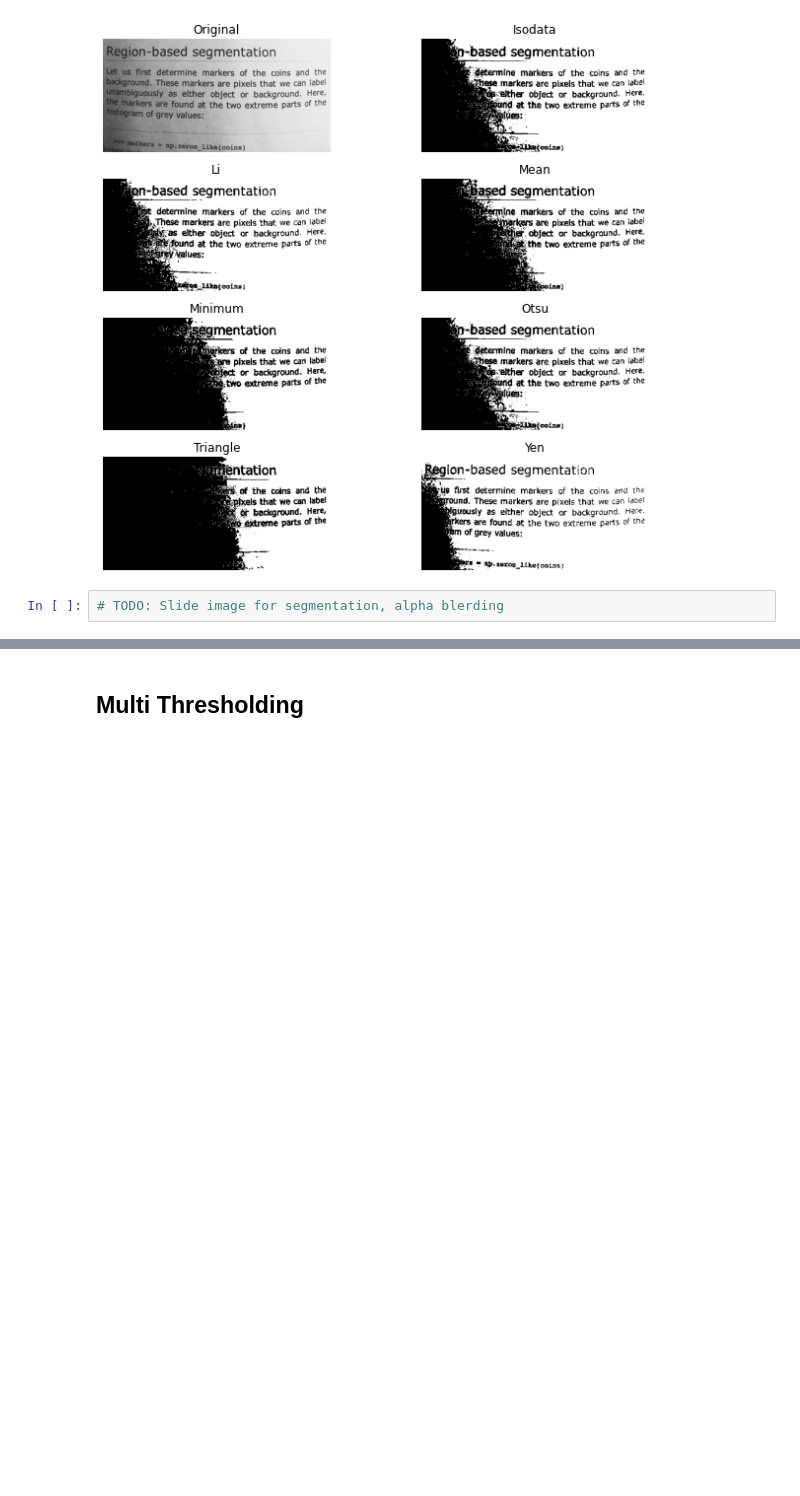
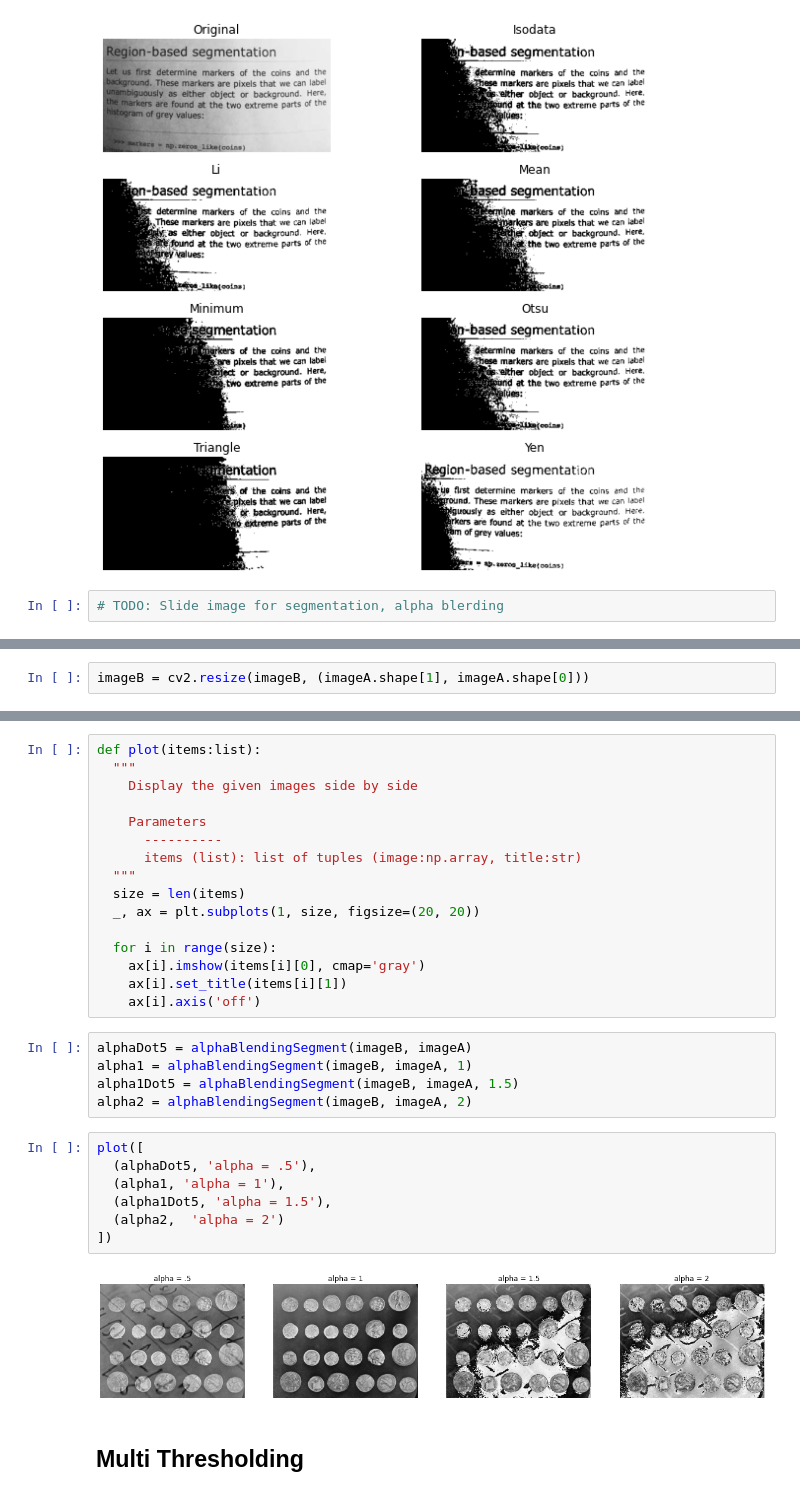
Before and after one commit to jorgetapia-ml/Actividades-Visualizacion-eq17, a Jupyter notebook: notebooks/6_segmentation_otsu_jorge_tapia.ipynb, the cells around one changed output, grey strips where cells are left out. Cells and saved outputs as stored; diff of their text form; blank space fills up the shorter version.

Commit message:
adding alpha blending segmentation

```diff
--- a/notebooks/6_segmentation_otsu_jorge_tapia.ipynb
+++ b/notebooks/6_segmentation_otsu_jorge_tapia.ipynb
@@ -69,0 +94,2 @@ plt.show()
+# %%
+imageB = cv2.resize(imageB, (imageA.shape[1], imageA.shape[0]))
@@ -70,3 +119,33 @@ plt.show()
+# %%
+def plot(items:list):
+  """
+    Display the given images side by side
+
+    Parameters
+      ----------
+      items (list): list of tuples (image:np.array, title:str)
+  """
+  size = len(items)
+  _, ax = plt.subplots(1, size, figsize=(20, 20))
+
+  for i in range(size):
+    ax[i].imshow(items[i][0], cmap='gray')
+    ax[i].set_title(items[i][1])
+    ax[i].axis('off')
+# %%
+alphaDot5 = alphaBlendingSegment(imageB, imageA)
+alpha1 = alphaBlendingSegment(imageB, imageA, 1)
+alpha1Dot5 = alphaBlendingSegment(imageB, imageA, 1.5)
+alpha2 = alphaBlendingSegment(imageB, imageA, 2)
+# %%
+plot([
+  (alphaDot5, 'alpha = .5'),
+  (alpha1, 'alpha = 1'),
+  (alpha1Dot5, 'alpha = 1.5'),
+  (alpha2,  'alpha = 2')
+])
+# %% [output]
+[figure, added]
 # %% [markdown]
 ## Multi Thresholding <a class="anchor" id="multi" ></a>
 # %% [markdown]
```
Also changed, not shown: parts of 9 cells of this notebook, 1 other file.
